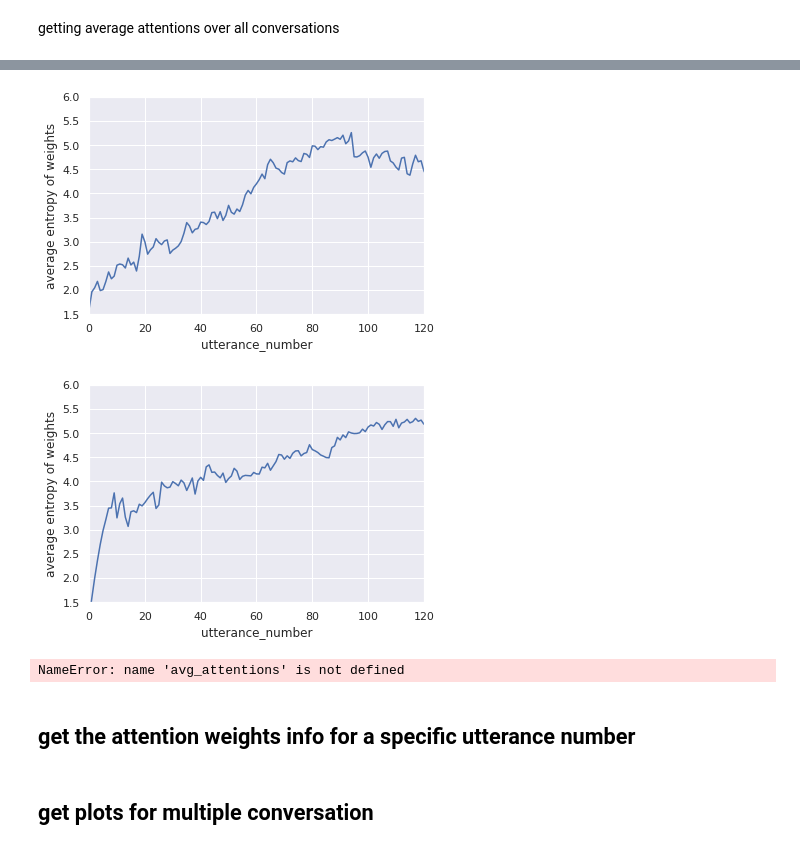
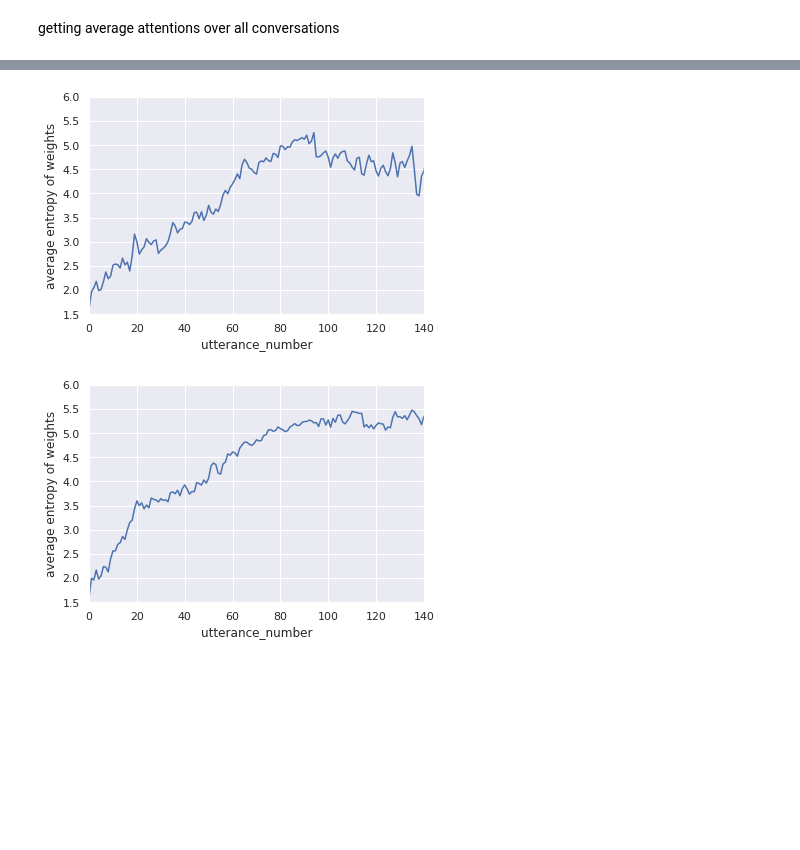
Before and after one commit to adianliusie/DA_classification, a Jupyter notebook: experiments/saliency/attention_plots.ipynb, the cells around one changed output, grey strips where cells are left out. Saved outputs shown, nothing was run; the diff lists cells and outputs as text; code cells hidden in the pictures; blank space fills up the shorter version.

```diff
--- a/experiments/saliency/attention_plots.ipynb
+++ b/experiments/saliency/attention_plots.ipynb
@@ -68,7 +70,9 @@ free_attn = free_output/row_sums[:,:,np.newaxis]
 for attn in [forced_attn, free_attn]:
     fig, ax = plt.subplots(figsize=(20,10))         # Sample figsize in inches
     avg_attn = np.mean(attn[-12:], axis=0)
-    avg_attn = avg_attn[:160,:120]
+    #avg_attn = np.mean(attn[-16:], axis=0)
+
+    avg_attn = avg_attn[:140,:140]
     ax = sns.heatmap(avg_attn, cbar=False, square=True, vmin=0, vmax=0.1)
 
     xticks=ax.xaxis.get_major_ticks()
@@ -87,28 +91,24 @@ for attn in [forced_attn, free_attn]:
 # %%
 sns.set_theme()
 
 for attn, cache in [(forced_attn, forced_cache), (free_attn, free_cache)]:
     avg_attn = np.mean(attn[-12:], axis=0)
     log_attn = np.log2(avg_attn)
     entropy = -1*np.sum(avg_attn*log_attn, axis=1)
     plt.plot(entropy[2:])
 
     if False:
         for attn in cache[:3]:
             avg_attn = np.mean(attn[-12:], axis=0)
             log_attn = np.log2(avg_attn)
             entropy = -1*np.sum(avg_attn*log_attn, axis=1)
             plt.plot(entropy[2:], '')
 
     plt.xlabel('utterance_number')
     plt.ylabel('average entropy of weights')
-    plt.xlim(0, 120)
+    plt.xlim(0, 140)
     plt.ylim(1.5,6.0)
     plt.show()
 # %% [output]
-[figure, old version]
+[figure, new version]
-[figure, old version]
+[figure, new version]
-# %%
-forced_attentions = avg_attentions
-# %% [output]
-NameError: name 'avg_attentions' is not defined
@@ -129,2 +114,0 @@ avg_attentions = output/row_sums[:,:,np.newaxis]
-# %% [markdown]
-## get the attention weights info for a specific utterance number
@@ -166,2 +114,0 @@ plt.plot(std[1:])
-# %% [markdown]
-## get plots for multiple conversation
```
Also changed, not shown: parts of 11 cells of this notebook, 14 other files.
